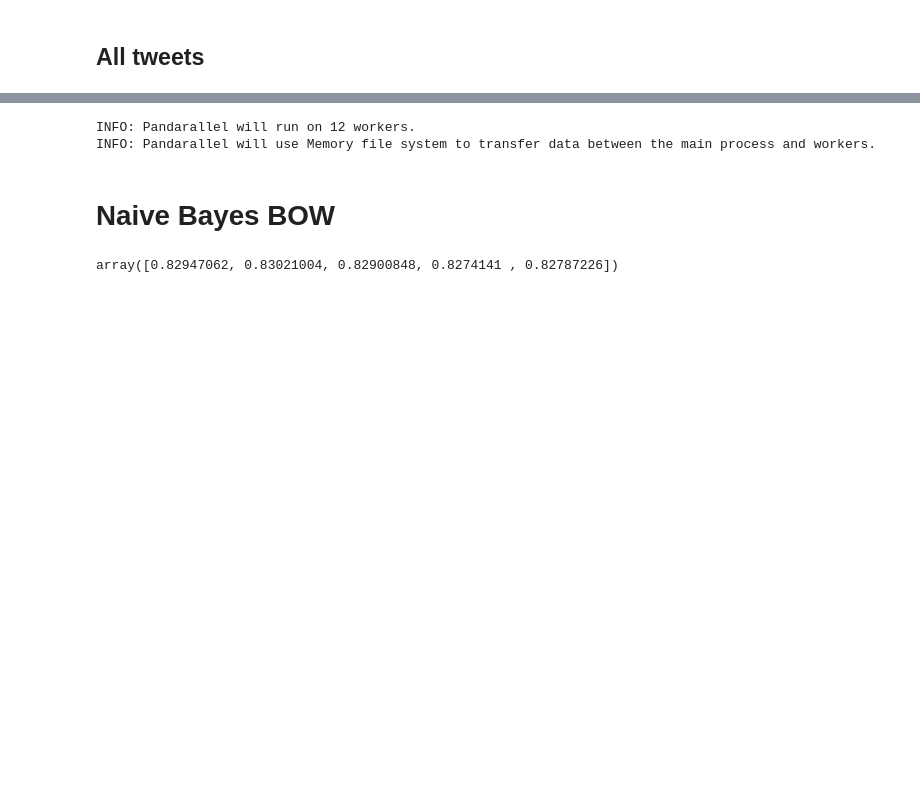
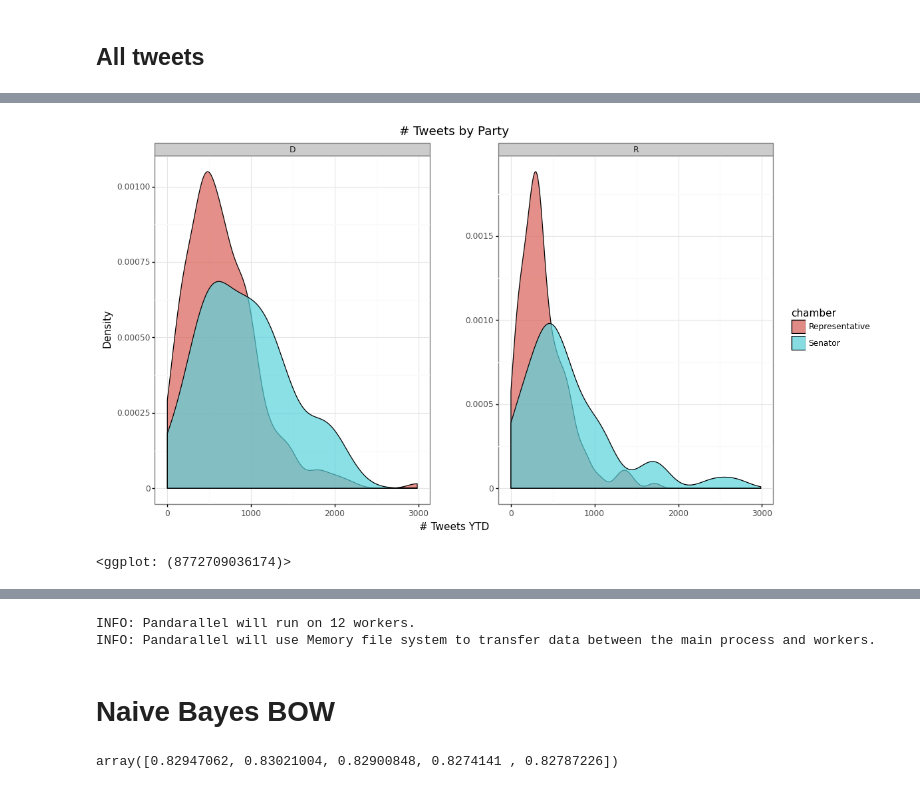
Before and after one commit to ajw2329/congress_twitter, a Jupyter notebook: notebooks/model_experiments.ipynb, the cells around one changed output, grey strips where cells are left out. Drawn from its saved outputs; the diff is of its cells as text; code cells hidden in the pictures; blank space fills up the shorter version.

```diff
--- a/notebooks/model_experiments.ipynb
+++ b/notebooks/model_experiments.ipynb
@@ -39,0 +71,5 @@ all_tweets.head()
+# %%
+tweet_counts = \
+    all_tweets.groupby(["username", "party", "chamber", "state"], as_index = False)\
+        .size()\
+        .sort_values("size",ascending=False)
@@ -39,0 +106,15 @@ all_tweets.head()
+# %%
+p9.ggplot(
+    tweet_counts,
+    p9.aes(x = "size",
+           fill = "chamber")) + \
+    p9.geom_density(alpha = 0.7) + \
+    p9.theme_bw() + \
+    p9.ylab("Density") + \
+    p9.xlab("# Tweets YTD") + \
+    p9.ggtitle("# Tweets by Party") + \
+    p9.facet_wrap("~ party", scales = "free_y") + \
+    p9.theme(subplots_adjust = {"wspace": 0.25})
+# %% [output]
+[figure, added]
+<ggplot: (8772709036174)>
```
Also changed, not shown: parts of 11 cells of this notebook, 1 other file.
